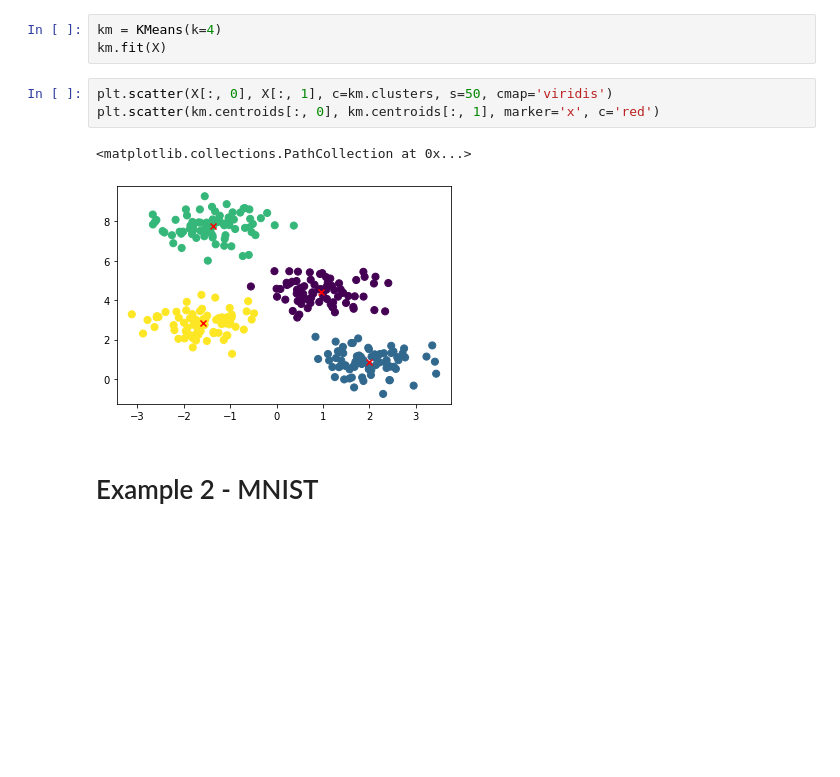
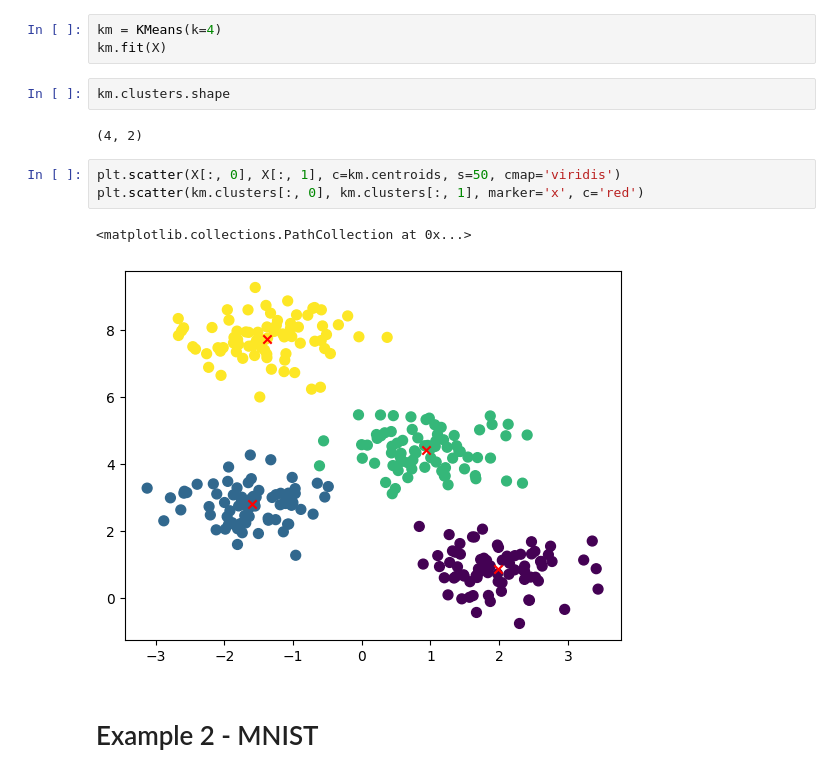
Before and after one commit to joaopaulq/easy-ml, a Jupyter notebook: notebooks/clustering.ipynb, the cells around one changed output. Cells and saved outputs as stored; diff of their text form; blank space fills up the shorter version.

```diff
--- a/notebooks/clustering.ipynb
+++ b/notebooks/clustering.ipynb
@@ -22,12 +25,16 @@ plt.scatter(X[:, 0], X[:, 1], s=50, cmap='viridis')
 # %%
 km = KMeans(k=4)
 km.fit(X)
+# %%
+km.clusters.shape
+# %% [output]
+(4, 2)
 # %%
-plt.scatter(X[:, 0], X[:, 1], c=km.clusters, s=50, cmap='viridis')
-plt.scatter(km.centroids[:, 0], km.centroids[:, 1], marker='x', c='red')
+plt.scatter(X[:, 0], X[:, 1], c=km.centroids, s=50, cmap='viridis')
+plt.scatter(km.clusters[:, 0], km.clusters[:, 1], marker='x', c='red')
 # %% [output]
 <matplotlib.collections.PathCollection at 0x...>
-[figure, old version]
+[figure, new version]
 # %% [markdown]
 # Example 2 - MNIST
 # %%
```
Also changed, not shown: parts of 3 cells of this notebook, 8 other files.
